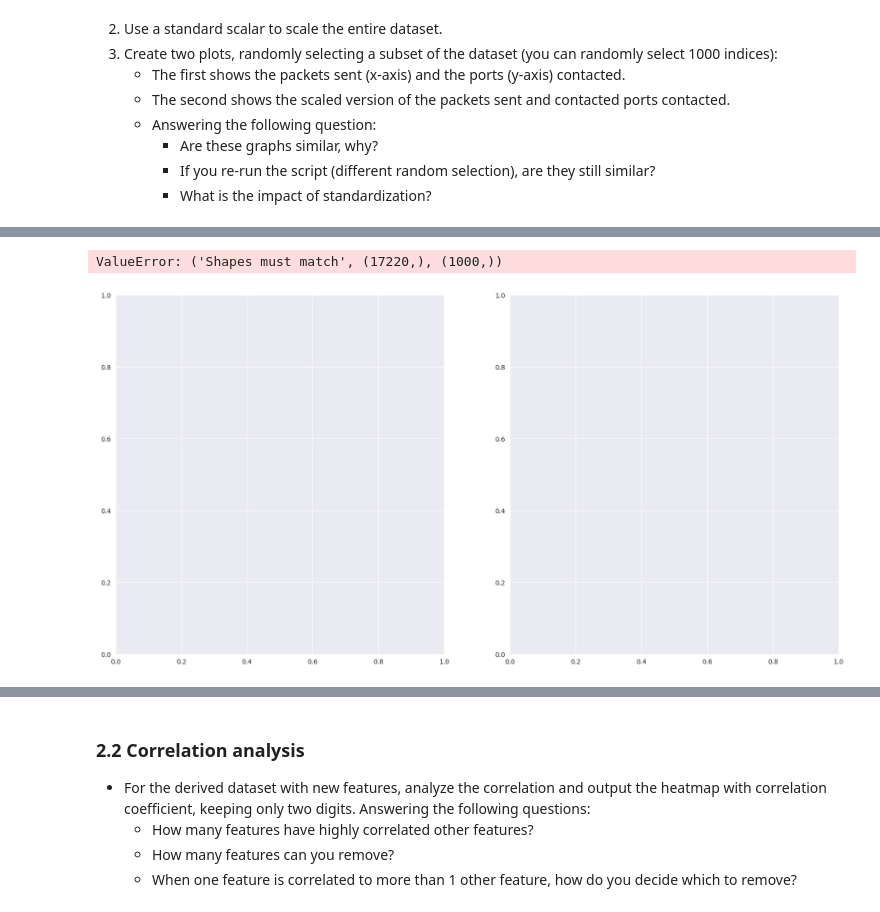
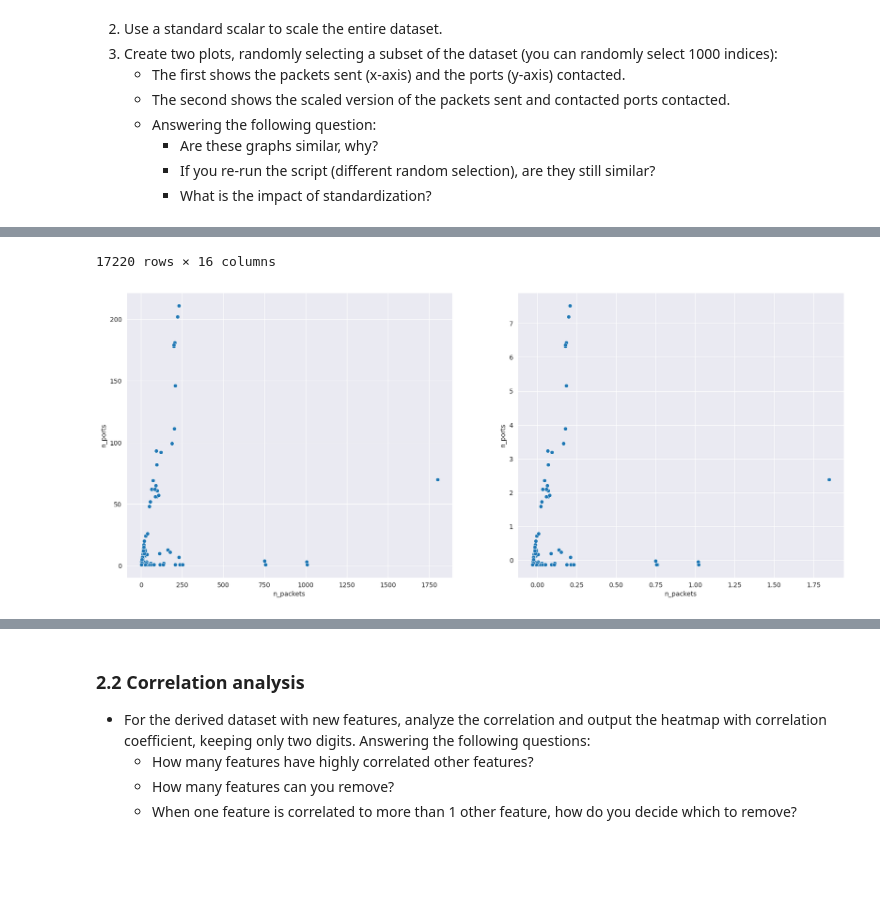
Before and after one commit to eferollo/ML4N, a Jupyter notebook: Labs/LAB5/lab_5.ipynb, the cells around one changed output, grey strips where cells are left out. Saved outputs shown, nothing was run; the diff lists cells and outputs as text; code cells hidden in the pictures; blank space fills up the shorter version.

```diff
--- a/Labs/LAB5/lab_5.ipynb
+++ b/Labs/LAB5/lab_5.ipynb
@@ -220,10 +223,6 @@ In the ``darknet_traces.csv`` file, you will find logs of darknet traffic. Each
 # %%
 # Load the dataset
 df = pd.read_csv('darknet_traces.csv')
-
-# Add one column named 'packets', containing only 1 packet for each row
-df['packets'] = 1
-
 df_ips=pd.DataFrame()
 df_ips.index = df['src_ip'].unique()
 n_packets= df.groupby('src_ip')['src_ip'].count()
@@ -243,27 +242,26 @@ df_ips[['pck_len_min', 'pck_len_max','pck_len_mean', 'pck_len_std']] = agg_pck
 agg_ttl = df.groupby('src_ip')['ttl'].agg(['min','max','mean','std'])
 df_ips[['ttl_min','ttl_max','ttl_mean','ttl_std']] = agg_ttl
 df_ips=df_ips.fillna(0)
-#display(df_ips)
 
 df_ips_scaled = df_ips.copy()
 scaler = StandardScaler()
 df_ips_scaled[df_ips.columns] = scaler.fit_transform(df_ips_scaled)
 
 ip_selected = random.sample(df_ips_scaled.index.tolist(), k=1000)
-fig, axes = plt.subplots(1,2, figsize=(20,10))
-df_ips_random = df_ips[df_ips.index]
+fig, axes = plt.subplots(1,2, figsize=(20,8))
+df_ips_random = df_ips.loc[ip_selected]
 sns.scatterplot(
     ax = axes[0],
     data=df_ips_random,
     x = 'n_packets',
     y = 'n_ports'
 )
-df_ips_scaled_random = df_ips_scaled.sample(1000)
+df_ips_scaled_random = df_ips_scaled.loc[ip_selected]
 sns.scatterplot(
     ax=axes[1],
     data=df_ips_scaled_random,
     x = 'n_packets',
     y = 'n_ports'
 )
-#display(df_ips_scaled)
+display(df_ips_scaled)
 # %% [output]
@@ -270,2 +280,2 @@ sns.scatterplot(
-ValueError: ('Shapes must match', (17220,), (1000,))
+17220 rows × 16 columns
-[figure, old version]
+[figure, new version]
```
Also changed, not shown: parts of 9 cells of this notebook.
